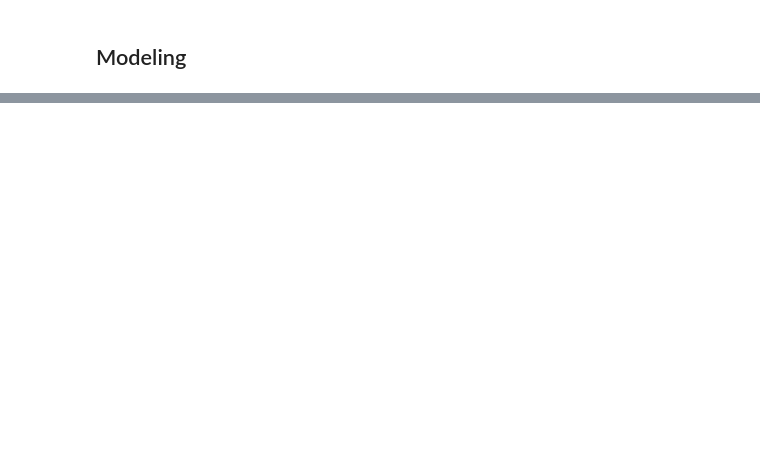
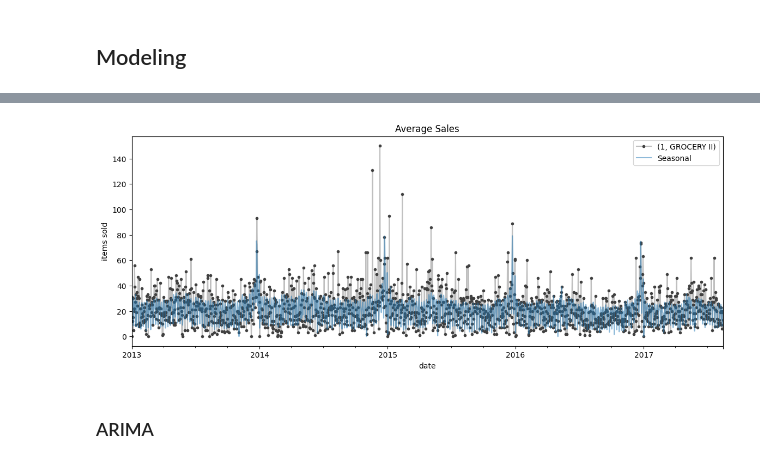
Before and after one commit to yukims19/Store-Sales-Time-Series-Prediction, a Jupyter notebook: preprocess_and_model.ipynb, the cells around one changed output, grey strips where cells are left out. Cells and saved outputs as stored; diff of their text form; code cells hidden in the pictures; blank space fills up the shorter version.

```diff
--- a/preprocess_and_model.ipynb
+++ b/preprocess_and_model.ipynb
@@ -177,0 +465,11 @@ test_processed = combined[combined['dataset'] == 'test'].drop(columns=['dataset'
+# %%
+column_name = y_pred.columns[13]
+plt.figure(figsize=(14,5))
+ax = y[column_name].plot(**plot_params, title="Average Sales", ylabel="items sold")
+ax = y_pred[column_name].plot(ax=ax, label="Seasonal",  alpha=0.5)
+ax.legend()
+plt.show()
+# %% [output]
+[figure, added]
+# %% [markdown]
+### ARIMA
```
Also changed, not shown: parts of 64 cells of this notebook.
